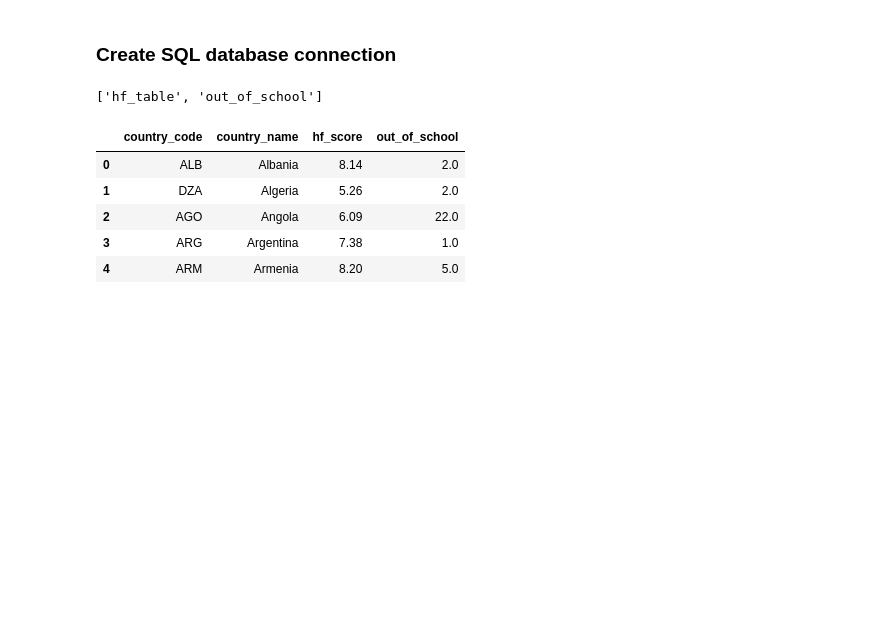
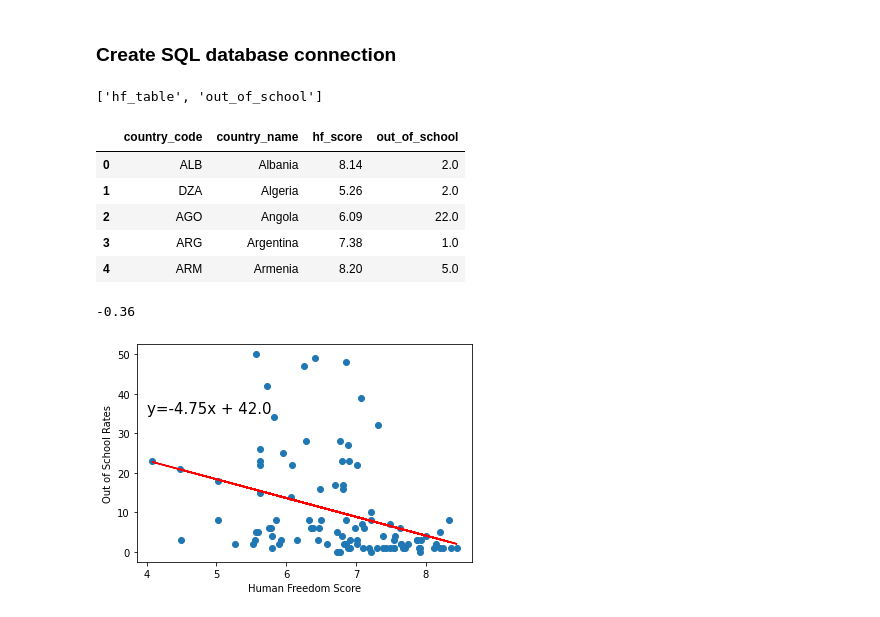
Before and after one commit to sarahcasauria/Project_2_ETL, a Jupyter notebook: ETL notebook.ipynb, the cells around one changed output. Saved outputs shown, nothing was run; the diff lists cells and outputs as text; code cells hidden in the pictures; blank space fills up the shorter version.

```diff
--- a/ETL notebook.ipynb
+++ b/ETL notebook.ipynb
@@ -97,3 +99,31 @@ pd.read_sql_query(sql_query, con=engine).head()
 | 2 | AGO | Angola | 6.09 | 22.0 |
 | 3 | ARG | Argentina | 7.38 | 1.0 |
 | 4 | ARM | Armenia | 8.20 | 5.0 |
+# %%
+# Generate correlation between HF Score and Out Of School rates using the query above
+joined_df = pd.read_sql_query(sql_query, con=engine)
+
+# Using Pearson's Correlation
+correlation = stats.pearsonr(joined_df['out_of_school'], joined_df['hf_score'])
+print(round(correlation[0],2))
+# %% [output]
+-0.36
+# %%
+# Perform a linear regression on year versus violent crime rate
+slope, intercept, r, p, std_err = stats.linregress(joined_df['hf_score'], joined_df['out_of_school'])
+
+# Create equation of line to calculate predicted violent crime rate
+fit = slope * joined_df['hf_score'] + intercept
+
+# Write line equation to put into graph
+line_eq = f'y={round(slope, 2)}x + {round(intercept)}'
+
+# Plot the linear model on top of scatter plot
+plt.scatter(joined_df['hf_score'], joined_df['out_of_school'])
+plt.plot(joined_df['hf_score'],fit,"r")
+plt.xlabel('Human Freedom Score')
+plt.ylabel('Out of School Rates')
+plt.annotate(line_eq, (4, 35),fontsize=15)
+plt.show()
+# %% [output]
+[figure, added]
```
Also changed, not shown: parts of 1 cell of this notebook.
